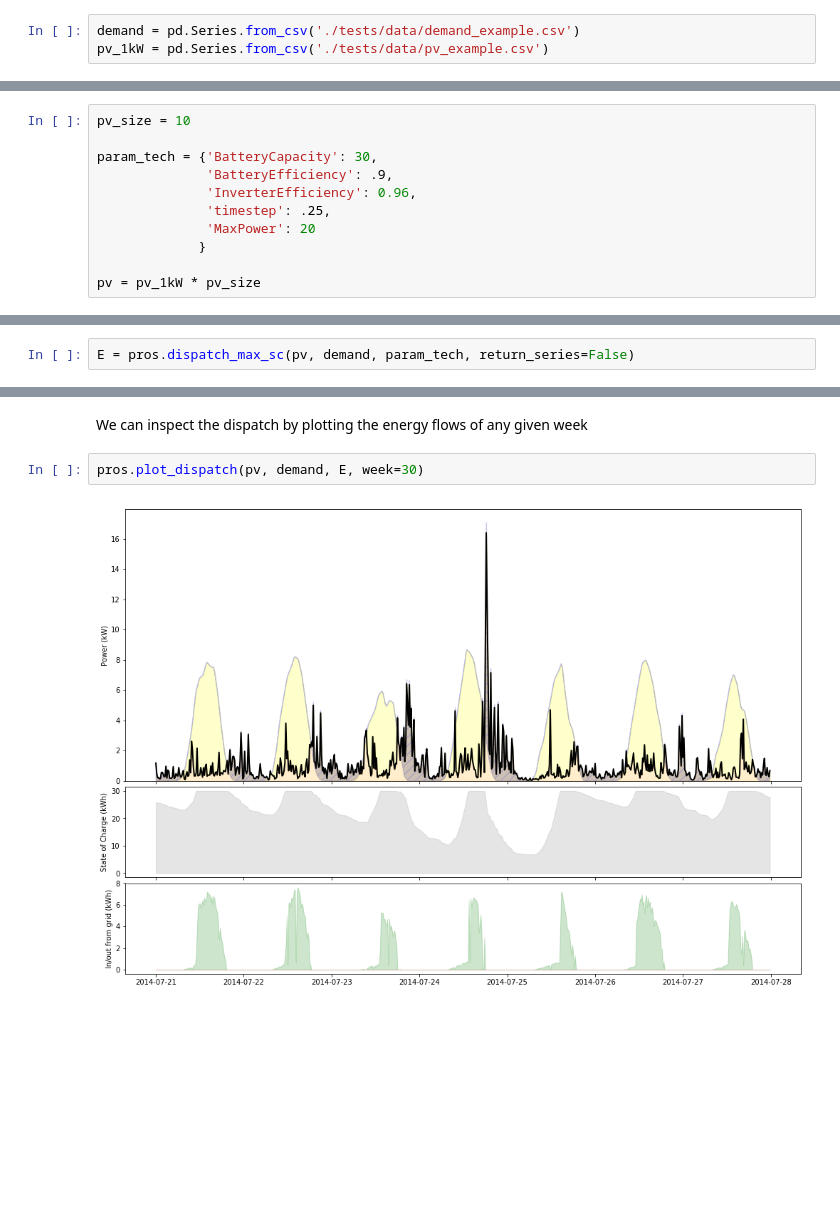
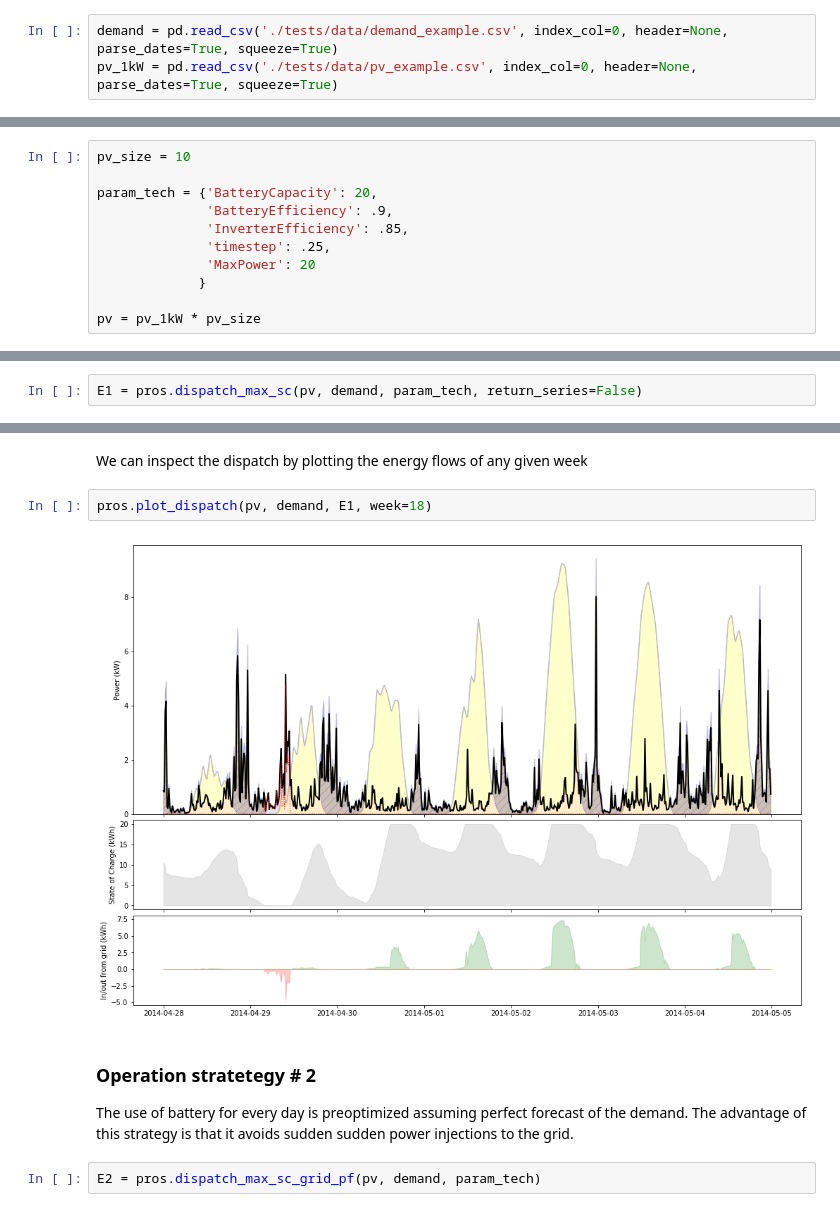
Before and after one commit to energy-modelling-toolkit/prosumpy, a Jupyter notebook: notebooks/Basic example.ipynb, the cells around one changed output, grey strips where cells are left out. Cells and saved outputs as stored; diff of their text form; blank space fills up the shorter version.

```diff
--- a/notebooks/Basic example.ipynb
+++ b/notebooks/Basic example.ipynb
@@ -11,8 +11,8 @@ import prosumpy as pros
 # %% [markdown]
 ## Load example demand and photovoltaic profile
 # %%
-demand = pd.Series.from_csv('./tests/data/demand_example.csv')
-pv_1kW = pd.Series.from_csv('./tests/data/pv_example.csv')
+demand = pd.read_csv('./tests/data/demand_example.csv', index_col=0, header=None, parse_dates=True, squeeze=True)
+pv_1kW = pd.read_csv('./tests/data/pv_example.csv', index_col=0, header=None, parse_dates=True, squeeze=True)
 # %% [markdown]
 ## Dispatch
 # %% [markdown]
@@ -20,9 +20,9 @@ We define some technical parameters needed for the dispatch
 # %%
 pv_size = 10
 
-param_tech = {'BatteryCapacity': 30,
+param_tech = {'BatteryCapacity': 20,
               'BatteryEfficiency': .9,
-              'InverterEfficiency': 0.96,
+              'InverterEfficiency': .85,
               'timestep': .25,
               'MaxPower': 20
              }
@@ -33,5 +36,5 @@ The photovoltaic and battery installation is covering the energy demand based on
 # %%
-E = pros.dispatch_max_sc(pv, demand, param_tech, return_series=False)
+E1 = pros.dispatch_max_sc(pv, demand, param_tech, return_series=False)
 # %% [markdown]
 The solution is a dictionary that contains all energy flows:
 # %%
@@ -68,6 +71,11 @@ Residue (check): -7.82e-11 kWh
 # %% [markdown]
 We can inspect the dispatch by plotting the energy flows of any given week
 # %%
-pros.plot_dispatch(pv, demand, E, week=30)
+pros.plot_dispatch(pv, demand, E1, week=18)
 # %% [output]
-[figure, old version]
+[figure, new version]
+# %% [markdown]
+### Operation stratetegy # 2
+The use of battery for every day is preoptimized assuming perfect forecast of the demand. The advantage of this strategy is that it avoids sudden sudden power injections to the grid.
+# %%
+E2 = pros.dispatch_max_sc_grid_pf(pv, demand, param_tech)
```
Also changed, not shown: parts of 7 cells of this notebook, 5 other files.
